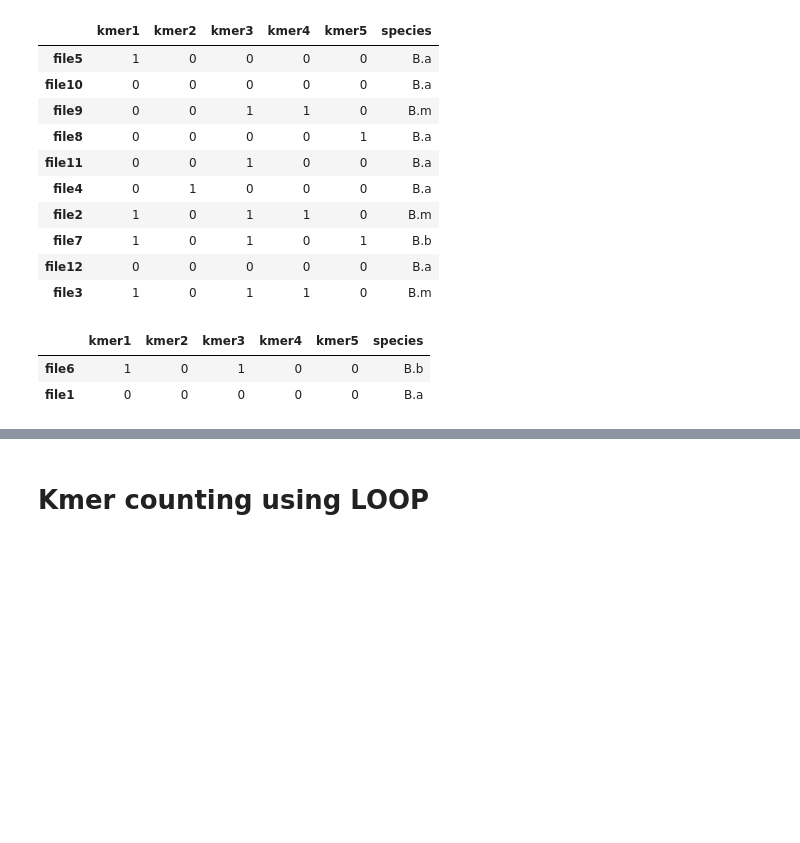
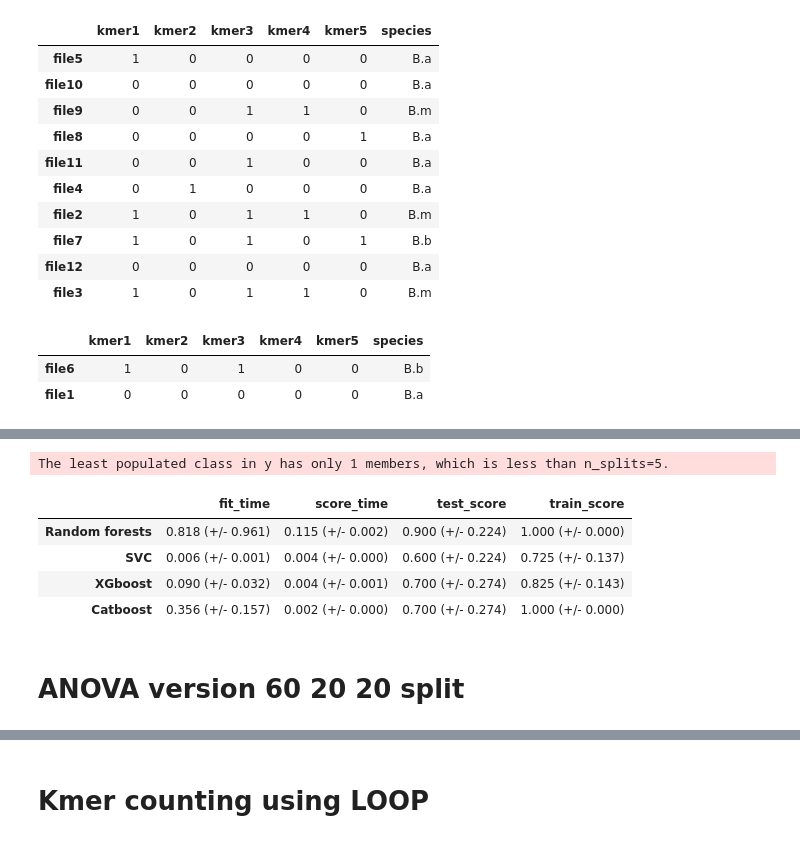
Before and after one commit to ComputationalPathogens/acheron, a Jupyter notebook: acheron/analysis.ipynb, the cells around one changed output, grey strips where cells are left out. Saved outputs shown, nothing was run; the diff lists cells and outputs as text; code cells hidden in the pictures; blank space fills up the shorter version.

```diff
--- a/acheron/analysis.ipynb
+++ b/acheron/analysis.ipynb
@@ -1010,0 +643,2 @@ pd.DataFrame(results).T
+# %%
+pipe_xgb = make_pipeline(XGBClassifier(eval_metric = 'mlogloss'))
@@ -1010,0 +659,4 @@ pd.DataFrame(results).T
+# %%
+y_train_encoded = LabelEncoder().fit_transform(y_train)
+y_train_encoded_df = pd.DataFrame(y_train_encoded, columns = ['species'])
+y_train_encoded_df
@@ -1010,0 +701,16 @@ pd.DataFrame(results).T
+# %%
+pipe_catboost = make_pipeline(CatBoostClassifier(verbose=0, random_state=123))
+# %%
+results["Catboost"] = mean_std_cross_val_scores(
+    pipe_catboost, x_train, y_train_encoded_df, return_train_score=True, scoring='accuracy'
+)
+pd.DataFrame(results).T
+# %% [output]
+The least populated class in y has only 1 members, which is less than n_splits=5.
+|  | fit_time | score_time | test_score | train_score |
+| Random forests | 0.818 (+/- 0.961) | 0.115 (+/- 0.002) | 0.900 (+/- 0.224) | 1.000 (+/- 0.000) |
+| SVC | 0.006 (+/- 0.001) | 0.004 (+/- 0.000) | 0.600 (+/- 0.224) | 0.725 (+/- 0.137) |
+| XGboost | 0.090 (+/- 0.032) | 0.004 (+/- 0.001) | 0.700 (+/- 0.274) | 0.825 (+/- 0.143) |
+| Catboost | 0.356 (+/- 0.157) | 0.002 (+/- 0.000) | 0.700 (+/- 0.274) | 1.000 (+/- 0.000) |
+# %% [markdown]
+# ANOVA version 60 20 20 split
```
Also changed, not shown: parts of 180 cells of this notebook.
